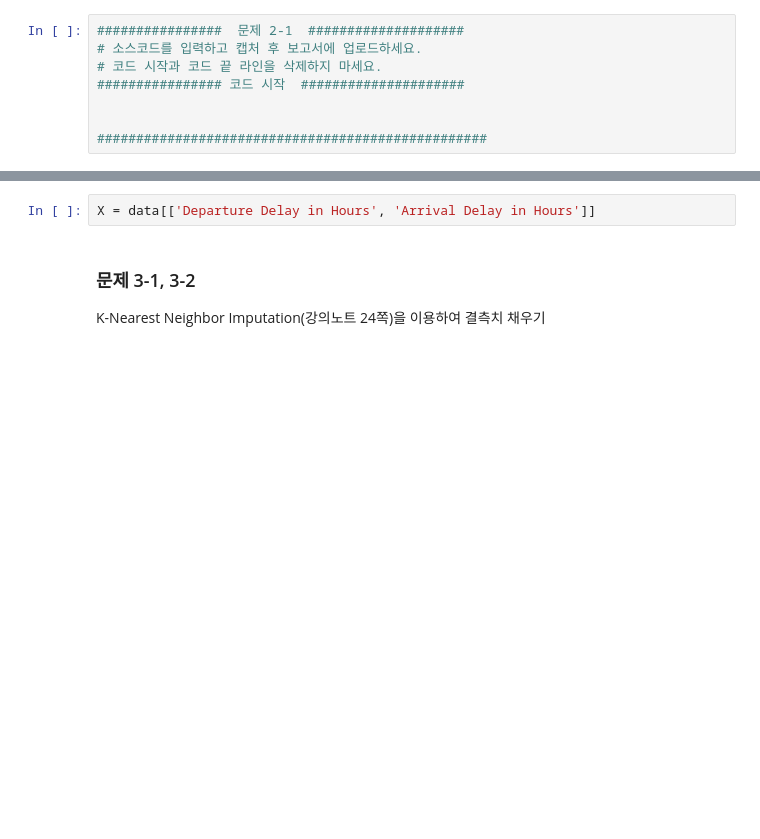
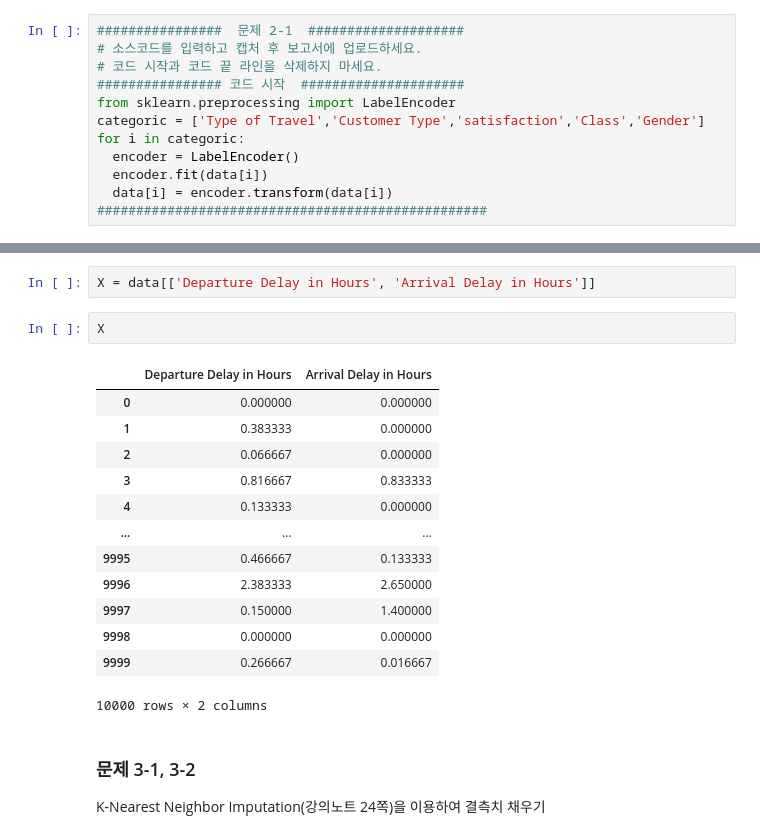
Before and after one commit to h-wi/2022_Fall-Ajou-ML, a Jupyter notebook: HW1_ipynb의_사본.ipynb, the cells around one changed output, grey strips where cells are left out. Saved outputs shown, nothing was run; the diff lists cells and outputs as text; blank space fills up the shorter version.

```diff
--- a/HW1_ipynb의_사본.ipynb
+++ b/HW1_ipynb의_사본.ipynb
@@ -145,6 +270,10 @@ data['Class'].unique()
 # 소스코드를 입력하고 캡처 후 보고서에 업로드하세요.
 # 코드 시작과 코드 끝 라인을 삭제하지 마세요.
 ################ 코드 시작  #####################
-
-
+from sklearn.preprocessing import LabelEncoder
+categoric = ['Type of Travel','Customer Type','satisfaction','Class','Gender']
+for i in categoric:
+  encoder = LabelEncoder()
+  encoder.fit(data[i])
+  data[i] = encoder.transform(data[i])
 ##################################################
@@ -204,6 +372,22 @@ corr.style.background_gradient(cmap='coolwarm')
 `Departure Delay in Hours` 와 `Arrival Delay in Hours`의 상관 계수가 0.96인 것으로 보아 두 열이 큰 상관 관계를 가짐을 알 수 있습니다.   따라서 두 열만 골라 X라는 데이터프레임을 만듭니다.
 # %%
 X = data[['Departure Delay in Hours', 'Arrival Delay in Hours']]
+# %%
+X
+# %% [output]
+|  | Departure Delay in Hours | Arrival Delay in Hours |
+| 0 | 0.000000 | 0.000000 |
+| 1 | 0.383333 | 0.000000 |
+| 2 | 0.066667 | 0.000000 |
+| 3 | 0.816667 | 0.833333 |
+| 4 | 0.133333 | 0.000000 |
+| ... | ... | ... |
+| 9995 | 0.466667 | 0.133333 |
+| 9996 | 2.383333 | 2.650000 |
+| 9997 | 0.150000 | 1.400000 |
+| 9998 | 0.000000 | 0.000000 |
+| 9999 | 0.266667 | 0.016667 |
+10000 rows × 2 columns
 # %% [markdown]
 ### 문제 3-1, 3-2
 K-Nearest Neighbor Imputation(강의노트 24쪽)을 이용하여 결측치 채우기
```
Also changed, not shown: parts of 35 cells of this notebook.
